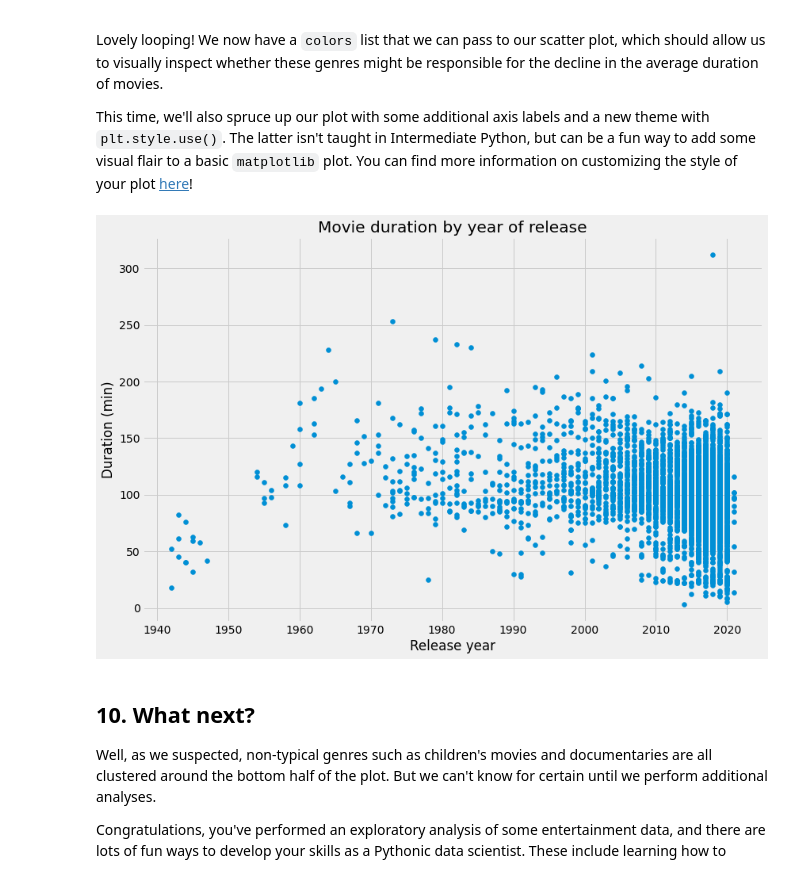
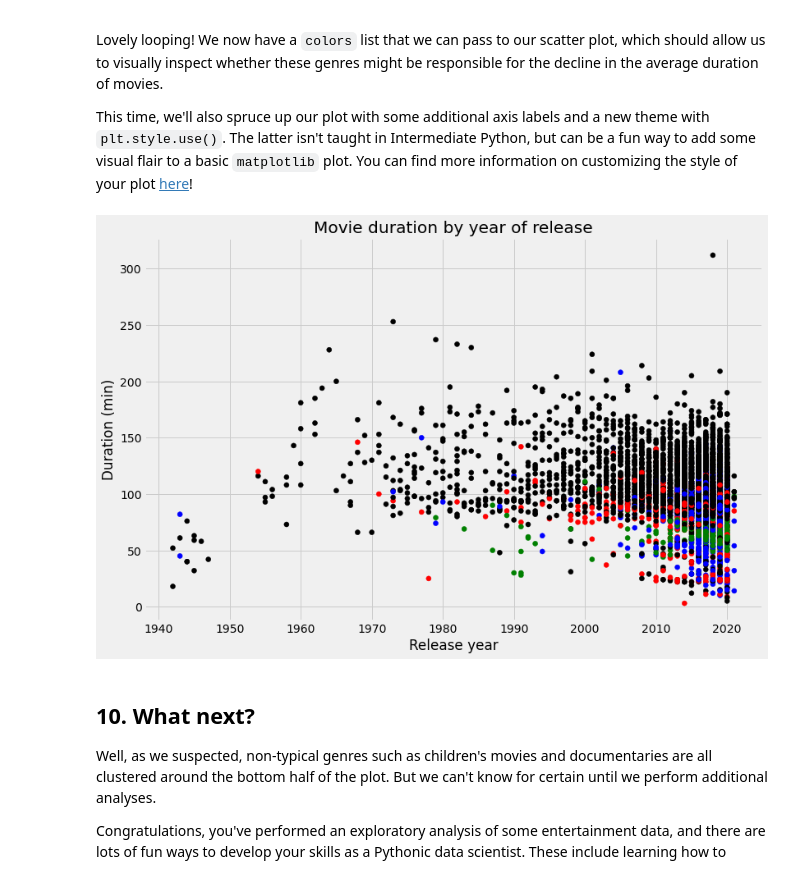
Before and after one commit to JieunKim-Econ/Data_Analysis_Portfolio, a Jupyter notebook: Project/Investigating Netflix Movies.ipynb, the cells around one changed output. Saved outputs shown, nothing was run; the diff lists cells and outputs as text; code cells hidden in the pictures.

Commit message:
Upload the netflix project

```diff
--- a/Project/Investigating Netflix Movies.ipynb
+++ b/Project/Investigating Netflix Movies.ipynb
@@ -205,20 +196,22 @@ colors[0:10]
 # %%
 # Set the figure style and initalize a new figure
 plt.style.use('fivethirtyeight')
 fig = plt.figure(figsize=(12,8))
 
 # Create a scatter plot of duration versus release_year
-plt.scatter(netflix_movies_col_subset['release_year'], netflix_movies_col_subset['duration'])
+plt.scatter(netflix_movies_col_subset['release_year'],
+            netflix_movies_col_subset['duration'],
+           color= colors)
 
 # Create a title and axis labels
 plt.title("Movie duration by year of release")
 plt.xlabel("Release year")
 plt.ylabel("Duration (min)")
 
 # Show the plot
 plt.show()
 # %% [output]
-[figure, old version]
+[figure, new version]
 # %% [markdown]
 ## 10. What next?
 <p>Well, as we suspected, non-typical genres such as children's movies and documentaries are all clustered around the bottom half of the plot. But we can't know for certain until we perform additional analyses. </p>
```
Also changed, not shown: parts of 3 cells of this notebook.
